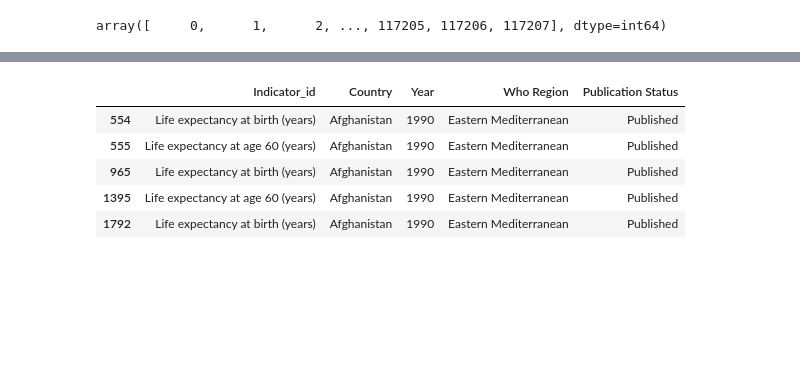
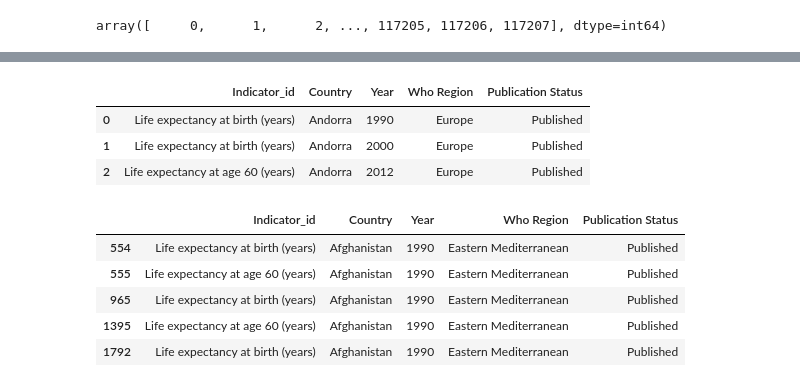
Before and after one commit to jssreedhara/DataScience_PROJECT_14Session, a Jupyter notebook: Session14_Project_Code.ipynb, the cells around one changed output, grey strips where cells are left out. Cells and saved outputs as stored; diff of their text form; code cells hidden in the pictures; blank space fills up the shorter version.

```diff
--- a/Session14_Project_Code.ipynb
+++ b/Session14_Project_Code.ipynb
@@ -144,4 +144,15 @@ df.sort_values(by='Year',ascending=True).head(5)
 | 3193 | Life expectancy at birth (years) | Published | 1990 | Europe | Lower-middle-income | Republic of Moldova | Male | ... |
 | 3194 | Life expectancy at birth (years) | Published | 1990 | Europe | Lower-middle-income | Republic of Moldova | Both sexes | ... |
 | 3197 | Life expectancy at age 60 (years) | Published | 1990 | Europe | Lower-middle-income | Republic of Moldova | Male | ... |
+# %%
+# Session 14 - Project by Sreedhara Jagatagar  Sreenivasa
+#7. Arrange multiple column values in ascending order.
+
+#Arranged muliple columns values in accending order (using index and output as per exected output)
+df[['Indicator_id','Country','Year','Who Region','Publication Status']].head(3)
+# %% [output]
+|  | Indicator_id | Country | Year | Who Region | Publication Status |
+| 0 | Life expectancy at birth (years) | Andorra | 1990 | Europe | Published |
+| 1 | Life expectancy at birth (years) | Andorra | 2000 | Europe | Published |
+| 2 | Life expectancy at age 60 (years) | Andorra | 2012 | Europe | Published |
 # %%
```
Also changed, not shown: parts of 3 cells of this notebook.
